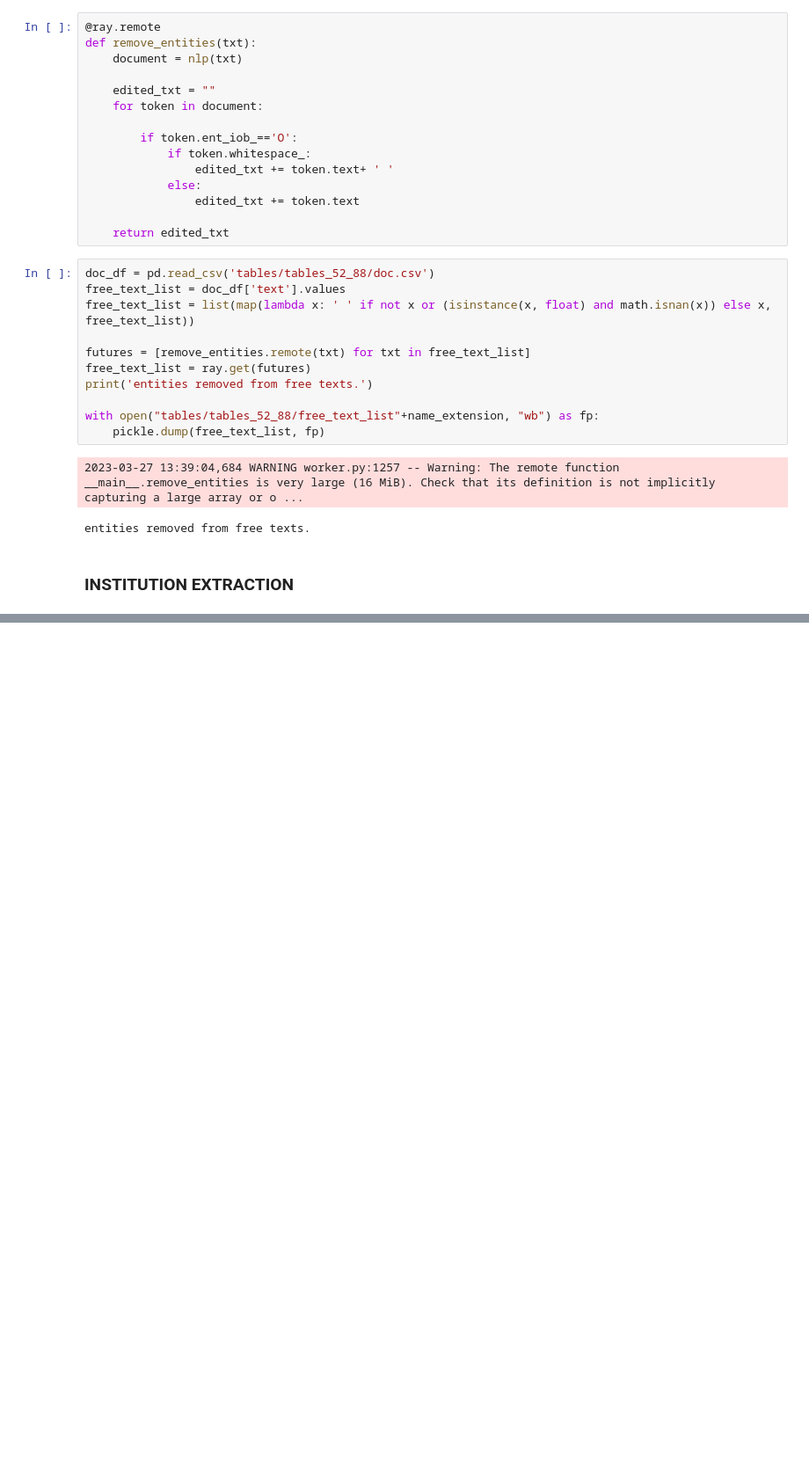
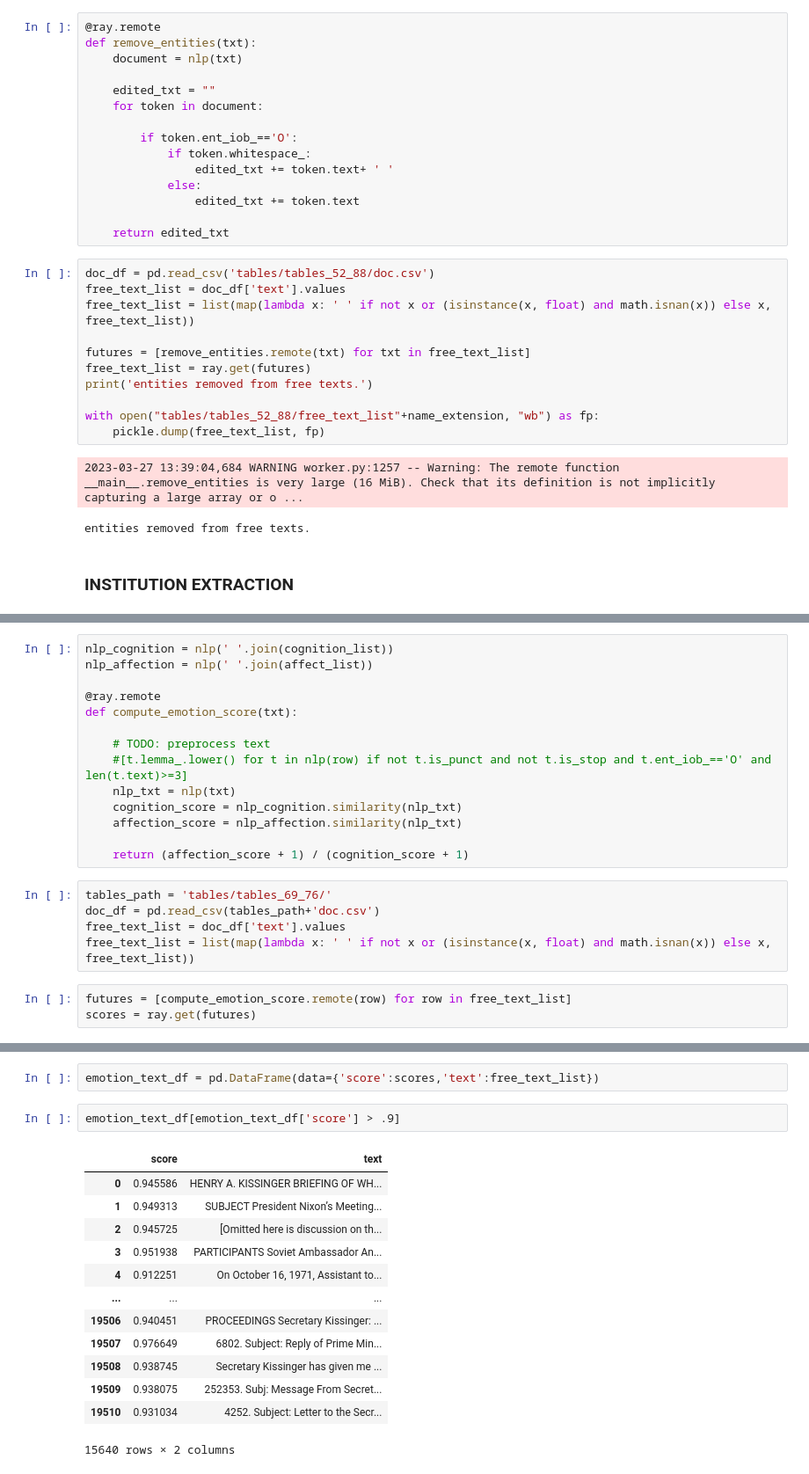
Before and after one commit to gozsoy/decipher-frus, a Jupyter notebook: analysis.ipynb, the cells around one changed output, grey strips where cells are left out. Shown at 88% size. Saved outputs shown, nothing was run; the diff lists cells and outputs as text; blank space fills up the shorter version.

```diff
--- a/analysis.ipynb
+++ b/analysis.ipynb
@@ -241,0 +424,22 @@ entities removed from free texts.
+# %%
+nlp_cognition = nlp(' '.join(cognition_list))
+nlp_affection = nlp(' '.join(affect_list))
+
+@ray.remote
+def compute_emotion_score(txt):
+
+    # TODO: preprocess text
+    #[t.lemma_.lower() for t in nlp(row) if not t.is_punct and not t.is_stop and t.ent_iob_=='O' and len(t.text)>=3]
+    nlp_txt = nlp(txt)
+    cognition_score = nlp_cognition.similarity(nlp_txt)
+    affection_score = nlp_affection.similarity(nlp_txt)
+
+    return (affection_score + 1) / (cognition_score + 1)
+# %%
+tables_path = 'tables/tables_69_76/'
+doc_df = pd.read_csv(tables_path+'doc.csv')
+free_text_list = doc_df['text'].values
+free_text_list = list(map(lambda x: ' ' if not x or (isinstance(x, float) and math.isnan(x)) else x, free_text_list))
+# %%
+futures = [compute_emotion_score.remote(row) for row in free_text_list]
+scores = ray.get(futures)
@@ -241,0 +448,18 @@ entities removed from free texts.
+# %%
+emotion_text_df = pd.DataFrame(data={'score':scores,'text':free_text_list})
+# %%
+emotion_text_df[emotion_text_df['score'] > .9]
+# %% [output]
+|  | score | text |
+| 0 | 0.945586 | HENRY A. KISSINGER BRIEFING OF WH... |
+| 1 | 0.949313 | SUBJECT President Nixon’s Meeting... |
+| 2 | 0.945725 | [Omitted here is discussion on th... |
+| 3 | 0.951938 | PARTICIPANTS Soviet Ambassador An... |
+| 4 | 0.912251 | On October 16, 1971, Assistant to... |
+| ... | ... | ... |
+| 19506 | 0.940451 | PROCEEDINGS Secretary Kissinger: ... |
+| 19507 | 0.976649 | 6802. Subject: Reply of Prime Min... |
+| 19508 | 0.938745 | Secretary Kissinger has given me ... |
+| 19509 | 0.938075 | 252353. Subj: Message From Secret... |
+| 19510 | 0.931034 | 4252. Subject: Letter to the Secr... |
+15640 rows × 2 columns
```
Also changed, not shown: parts of 21 cells of this notebook, 4 other files.
